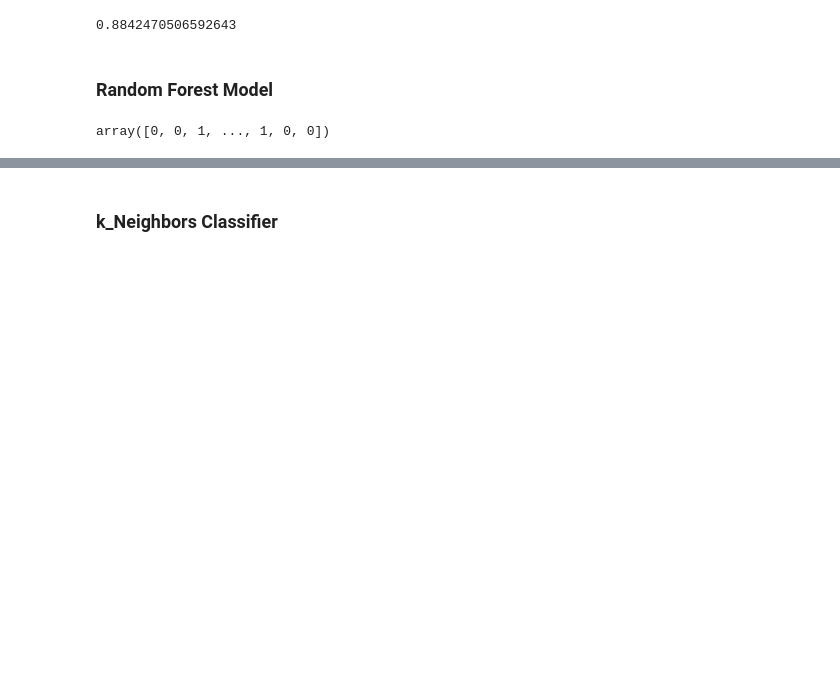
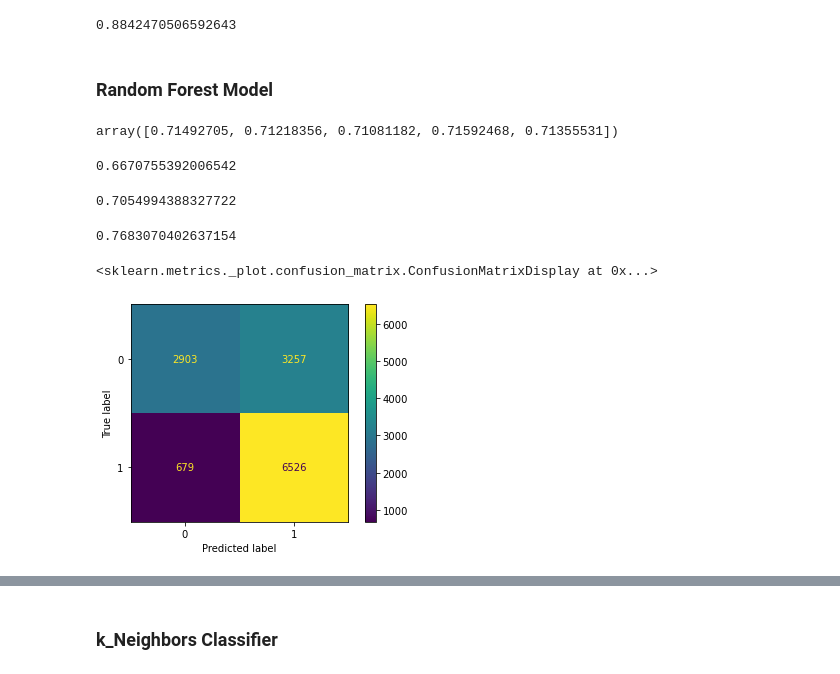
Before and after one commit to djs6478/Well-Project, a Jupyter notebook: Notebooks/Jen/Jen's Notebook.ipynb, the cells around one changed output, grey strips where cells are left out. Saved outputs shown, nothing was run; the diff lists cells and outputs as text; code cells hidden in the pictures; blank space fills up the shorter version.

```diff
--- a/Notebooks/Jen/Jen's Notebook.ipynb
+++ b/Notebooks/Jen/Jen's Notebook.ipynb
@@ -294,3 +300,24 @@ water_wells.head()
+# %%
+def installer_top_7(row):
+    '''Making top 7 values and setting the rest to 'other'''
+    if row['installer']=='DWE':
+        return 'DWE'
+    elif row['installer']=='Government':
+        return 'Government'
+    elif row['installer']=='RWE':
+        return 'RWE'
+    elif row['installer']=='Commu':
+        return 'Commu'
+    elif row['installer']=='DANIDA':
+        return 'DANIDA'
+    elif row['installer']=='KKKT':
+        return 'KKKT'
+    elif row['installer']=='Hesawa':
+        return 'Hesawa'
+    else:
+        return 'other'
+
+water_wells['installer'] = water_wells.apply(lambda row: installer_top_7(row), axis=1)
 # %%
 #Get all the numeric columns from the DataFrame
 col_float = [c for c in water_wells.columns if water_wells[c].dtype == ('float64')]
@@ -347,7 +357,7 @@ Name: status_group, dtype: float64
 For the above model-less baseline prediction, if we guessed non functional for every well we'd be right only 46% of the time.
 # %%
 #Create a holdout set to test at the end
-X = water_wells.drop(['status_group'], axis=1)
+X = water_wells[num_cols].drop('status_group', axis=1)
 y = water_wells['status_group']
 
 X_train, X_hold, y_train, y_hold = train_test_split(X, y, test_size=0.1, random_state=42)
@@ -378,7 +366,7 @@ train
 # %%
 #First Simple Model, chose decision tree
-X = train[num_cols].drop('status_group', axis=1)
-y = train['status_group']
+X = X_train
+y = y_train
 
 X_train, X_test, y_train, y_test = train_test_split(X, y, random_state=42)
 # %%
@@ -434,8 +422,27 @@ rec
 # %% [markdown]
 ### Random Forest Model
 # %%
-clf = RandomForestClassifier()
+clf = RandomForestClassifier(max_depth=5)
 clf.fit(X_train, y_train)
-clf.predict(X_train)
+test_preds = clf.predict(X_test)
-# %% [output]
-array([0, 0, 1, ..., 1, 0, 0])
+# %%
+cross_val_score(clf, X_train, y_train)
+# %% [output]
+array([0.71492705, 0.71218356, 0.71081182, 0.71592468, 0.71355531])
+# %%
+precision_score(y_test, test_preds)
+# %% [output]
+0.6670755392006542
+# %%
+accuracy_score(y_test, test_preds)
+# %% [output]
+0.7054994388327722
+# %%
+f1_score(y_test, test_preds)
+# %% [output]
+0.7683070402637154
+# %%
+plot_confusion_matrix(clf, X_test, y_test)
+# %% [output]
+<sklearn.metrics._plot.confusion_matrix.ConfusionMatrixDisplay at 0x...>
+[figure, added]
```
Also changed, not shown: parts of 75 cells of this notebook.
